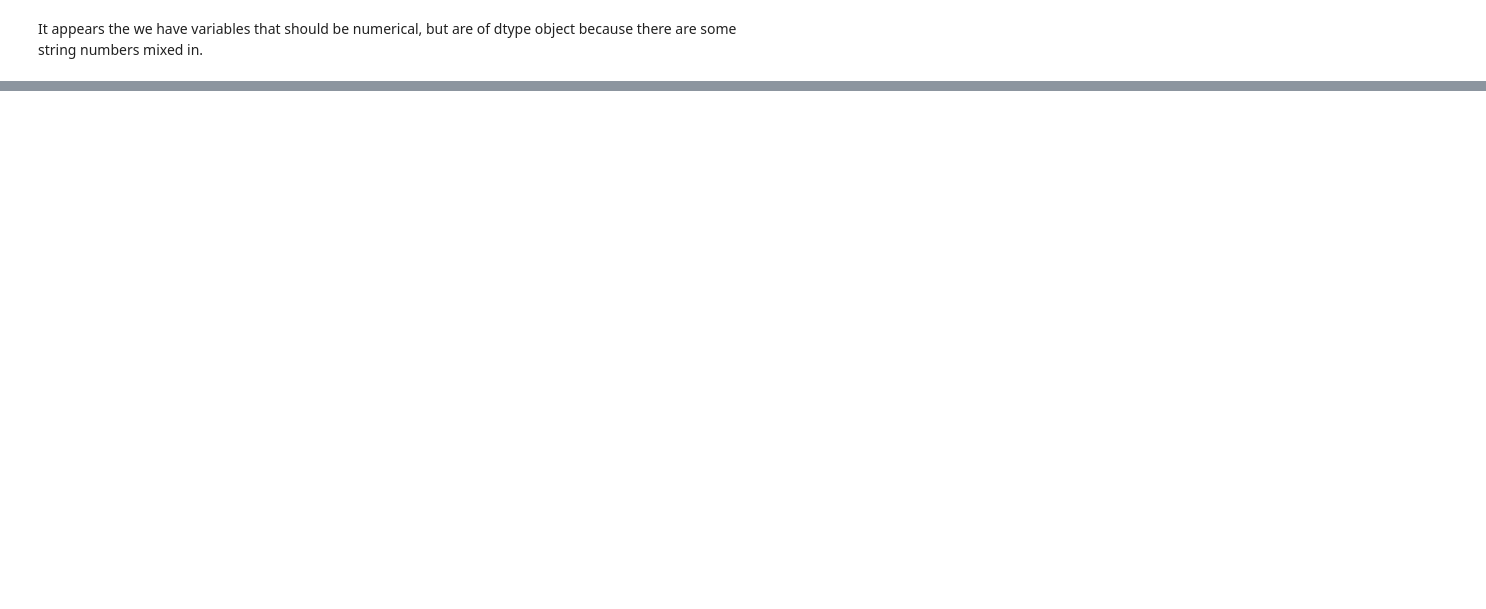
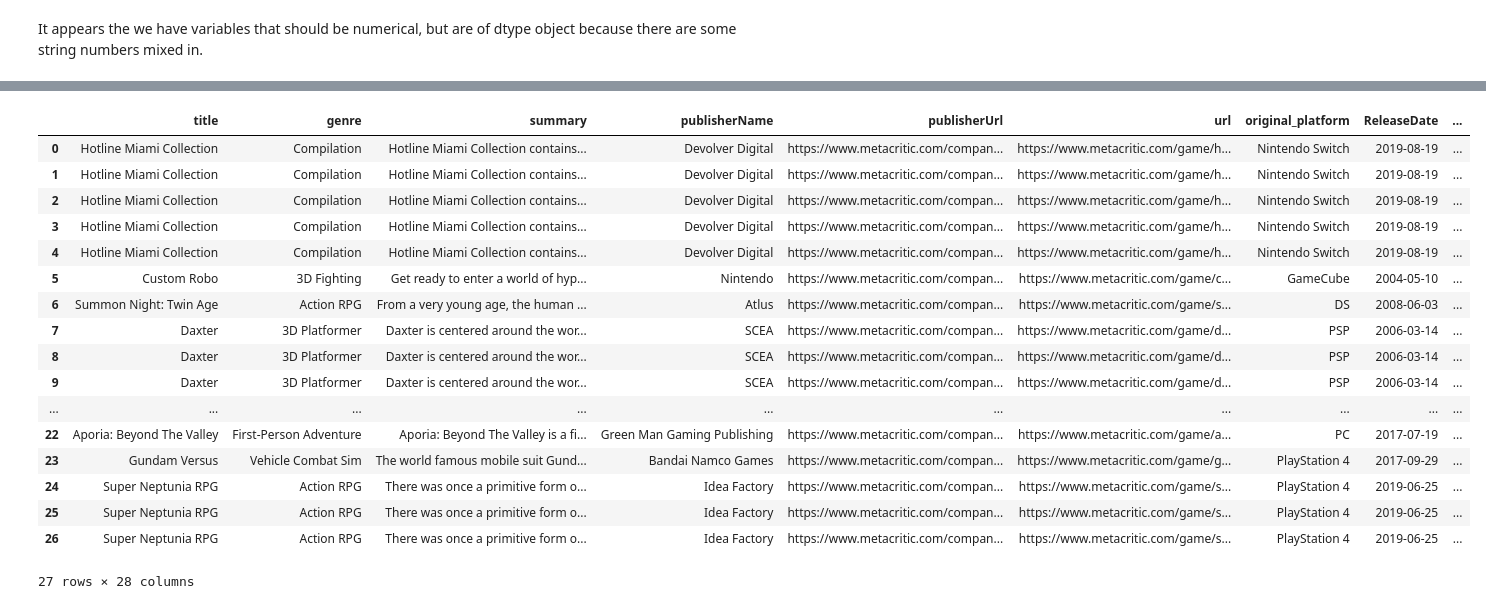
Before and after one commit to jostro42/StackFuel_PP, a Jupyter notebook: notebooks/01_LoadData_Reformatting.ipynb, the cells around one changed output, grey strips where cells are left out. Cells and saved outputs as stored; diff of their text form; code cells hidden in the pictures; blank space fills up the shorter version.

Commit message:
built a first attempt at reformatting raw data for usability (in 01_LoadData_Reformatting)

```diff
--- a/notebooks/01_LoadData_Reformatting.ipynb
+++ b/notebooks/01_LoadData_Reformatting.ipynb
@@ -138,6 +139,9 @@ It appears the we have variables that should be numerical, but are of dtype obje
 # %%
 # convert metascore to integer
 df['metascore'] = pd.to_numeric(df['metascore'], errors = 'coerce').astype('Int32')
+
+# convert userscore to float
+df['userscore'] = pd.to_numeric(df['userscore'], errors = 'coerce').astype('float32')
 
 # convert the rest of flagged variables to string
 for col in df.columns[mixed_cols[1:]]:
@@ -147,0 +399,31 @@ df['releaseDate'] = pd.to_datetime(df['releaseDate'])
+# %%
+# 20. Build a new DataFrame, placing duplicate columns after main columns.
+result = pd.DataFrame(output_rows)
+extra_columns = [
+    column for column in result.columns
+    if column not in base_columns
+]
+result = result.reindex(columns=base_columns + extra_columns)
+
+result.convert_dtypes()
+
+result
+# %% [output]
+|  | title | genre | summary | publisherName | publisherUrl | url | original_platform | ReleaseDate | ... |
+| 0 | Hotline Miami Collection | Compilation | Hotline Miami Collection contains... | Devolver Digital | https://www.metacritic.com/compan... | https://www.metacritic.com/game/h... | Nintendo Switch | 2019-08-19 | ... |
+| 1 | Hotline Miami Collection | Compilation | Hotline Miami Collection contains... | Devolver Digital | https://www.metacritic.com/compan... | https://www.metacritic.com/game/h... | Nintendo Switch | 2019-08-19 | ... |
+| 2 | Hotline Miami Collection | Compilation | Hotline Miami Collection contains... | Devolver Digital | https://www.metacritic.com/compan... | https://www.metacritic.com/game/h... | Nintendo Switch | 2019-08-19 | ... |
+| 3 | Hotline Miami Collection | Compilation | Hotline Miami Collection contains... | Devolver Digital | https://www.metacritic.com/compan... | https://www.metacritic.com/game/h... | Nintendo Switch | 2019-08-19 | ... |
+| 4 | Hotline Miami Collection | Compilation | Hotline Miami Collection contains... | Devolver Digital | https://www.metacritic.com/compan... | https://www.metacritic.com/game/h... | Nintendo Switch | 2019-08-19 | ... |
+| 5 | Custom Robo | 3D Fighting | Get ready to enter a world of hyp... | Nintendo | https://www.metacritic.com/compan... | https://www.metacritic.com/game/c... | GameCube | 2004-05-10 | ... |
+| 6 | Summon Night: Twin Age | Action RPG | From a very young age, the human ... | Atlus | https://www.metacritic.com/compan... | https://www.metacritic.com/game/s... | DS | 2008-06-03 | ... |
+| 7 | Daxter | 3D Platformer | Daxter is centered around the wor... | SCEA | https://www.metacritic.com/compan... | https://www.metacritic.com/game/d... | PSP | 2006-03-14 | ... |
+| 8 | Daxter | 3D Platformer | Daxter is centered around the wor... | SCEA | https://www.metacritic.com/compan... | https://www.metacritic.com/game/d... | PSP | 2006-03-14 | ... |
+| 9 | Daxter | 3D Platformer | Daxter is centered around the wor... | SCEA | https://www.metacritic.com/compan... | https://www.metacritic.com/game/d... | PSP | 2006-03-14 | ... |
+| ... | ... | ... | ... | ... | ... | ... | ... | ... | ... |
+| 22 | Aporia: Beyond The Valley | First-Person Adventure | Aporia: Beyond The Valley is a fi... | Green Man Gaming Publishing | https://www.metacritic.com/compan... | https://www.metacritic.com/game/a... | PC | 2017-07-19 | ... |
+| 23 | Gundam Versus | Vehicle Combat Sim | The world famous mobile suit Gund... | Bandai Namco Games | https://www.metacritic.com/compan... | https://www.metacritic.com/game/g... | PlayStation 4 | 2017-09-29 | ... |
+| 24 | Super Neptunia RPG | Action RPG | There was once a primitive form o... | Idea Factory | https://www.metacritic.com/compan... | https://www.metacritic.com/game/s... | PlayStation 4 | 2019-06-25 | ... |
+| 25 | Super Neptunia RPG | Action RPG | There was once a primitive form o... | Idea Factory | https://www.metacritic.com/compan... | https://www.metacritic.com/game/s... | PlayStation 4 | 2019-06-25 | ... |
+| 26 | Super Neptunia RPG | Action RPG | There was once a primitive form o... | Idea Factory | https://www.metacritic.com/compan... | https://www.metacritic.com/game/s... | PlayStation 4 | 2019-06-25 | ... |
+27 rows × 28 columns
```
Also changed, not shown: parts of 6 cells of this notebook, 1 other file.
